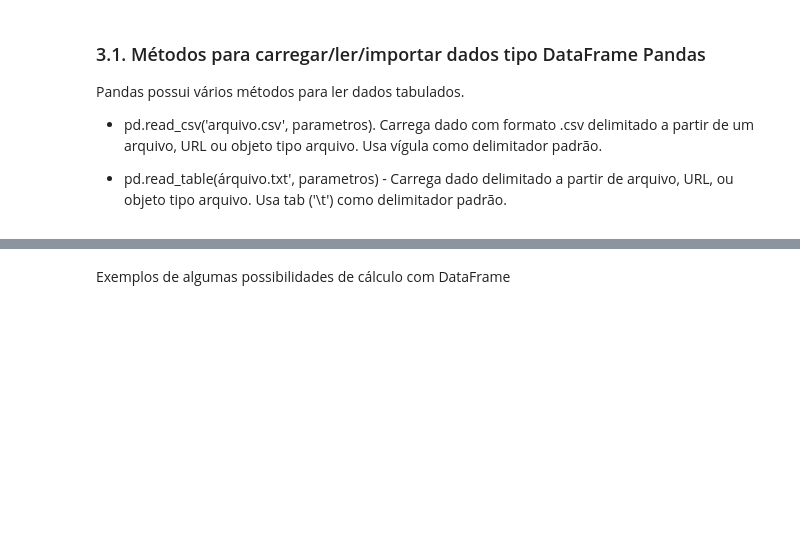
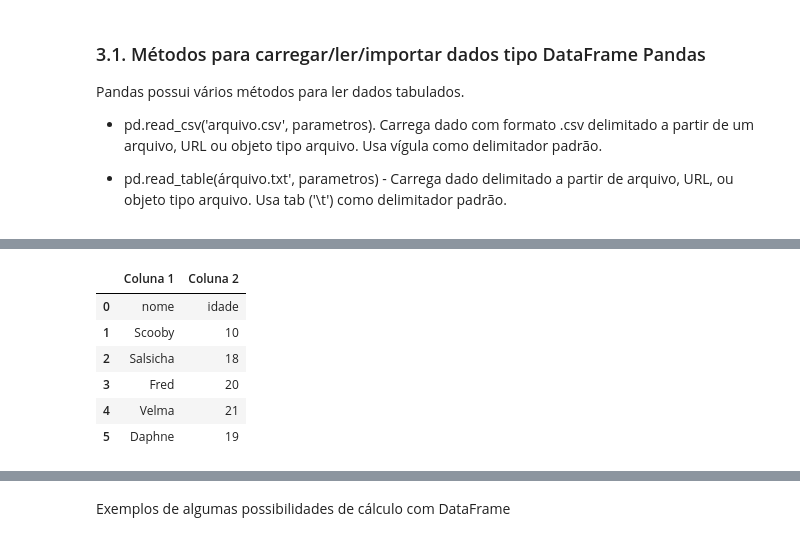
Before and after one commit to raphaelramosds/dc, a Jupyter notebook: Aulas/Aula04/notebbok_aula04.ipynb, the cells around one changed output, grey strips where cells are left out. Saved outputs shown, nothing was run; the diff lists cells and outputs as text; code cells hidden in the pictures; blank space fills up the shorter version.

Commit message:
fix ScoobyDoo.csv

```diff
--- a/Aulas/Aula04/notebbok_aula04.ipynb
+++ b/Aulas/Aula04/notebbok_aula04.ipynb
@@ -1312,4 +1312,5 @@ Pandas possui vários métodos para ler dados tabulados.
 - pd.read_table(árquivo.txt', parametros) -  Carrega dado delimitado a partir de arquivo, URL, ou objeto tipo arquivo. Usa tab ('\t') como delimitador padrão.
 # %%
 # Precisa fazer o download do arquivo ScoobyDoo.csv para a área do colab antes carregá-lo no ambiente
-teste1 = pd.read_csv('ScoobyDoo.csv')
+path = '../../Dataset/ScoobyDoo.csv'
+teste1 = pd.read_csv(path)
@@ -1327,5 +1351,13 @@ teste1.info()
 # %%
-teste3 = pd.read_csv('ScoobyDoo.csv', names=['Coluna 1', 'Coluna 2'])
+teste3 = pd.read_csv(path, names=['Coluna 1', 'Coluna 2'])
 teste3
+# %% [output]
+|  | Coluna 1 | Coluna 2 |
+| 0 | nome | idade |
+| 1 | Scooby | 10 |
+| 2 | Salsicha | 18 |
+| 3 | Fred | 20 |
+| 4 | Velma | 21 |
+| 5 | Daphne | 19 |
 # %%
 teste3.describe()
```
Also changed, not shown: parts of 8 cells of this notebook, 1 other file.
